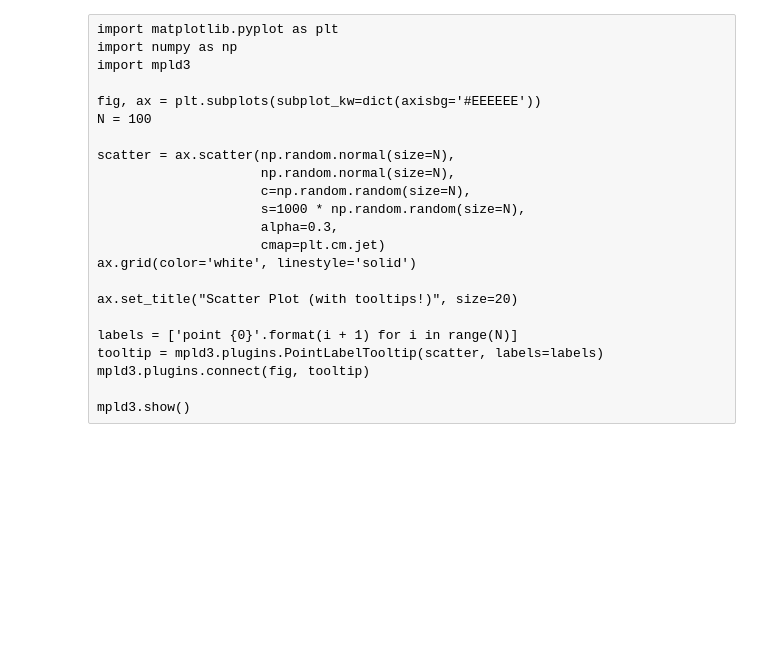
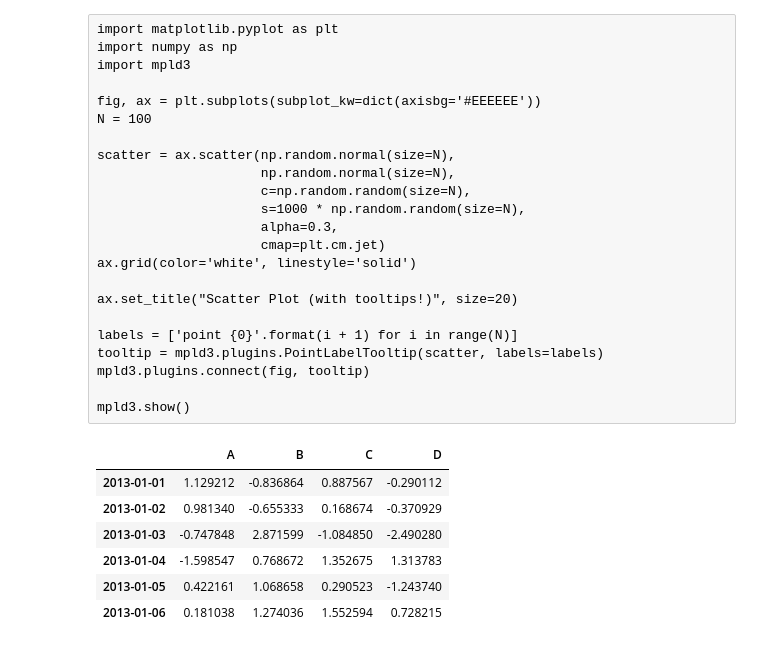
Before and after one commit to mondayn/py, a Jupyter notebook: matplotlib.ipynb, the cells around one changed output. Cells and saved outputs as stored; diff of their text form; code cells hidden in the pictures; blank space fills up the shorter version.

```diff
--- a/matplotlib.ipynb
+++ b/matplotlib.ipynb
@@ -115,3 +115,16 @@ tooltip = mpld3.plugins.PointLabelTooltip(scatter, labels=labels)
 mpld3.plugins.connect(fig, tooltip)
 
 mpld3.show()
+# %%
+# generate larger table
+dates = pd.date_range('20130101', periods=6)
+df = pd.DataFrame(np.random.randn(6,4), index=dates, columns=['A', 'B', 'C', 'D'])
+df
+# %% [output]
+|  | A | B | C | D |
+| 2013-01-01 | 1.129212 | -0.836864 | 0.887567 | -0.290112 |
+| 2013-01-02 | 0.981340 | -0.655333 | 0.168674 | -0.370929 |
+| 2013-01-03 | -0.747848 | 2.871599 | -1.084850 | -2.490280 |
+| 2013-01-04 | -1.598547 | 0.768672 | 1.352675 | 1.313783 |
+| 2013-01-05 | 0.422161 | 1.068658 | 0.290523 | -1.243740 |
+| 2013-01-06 | 0.181038 | 1.274036 | 1.552594 | 0.728215 |
```
Also changed, not shown: parts of 1 cell of this notebook, 2 other files.
